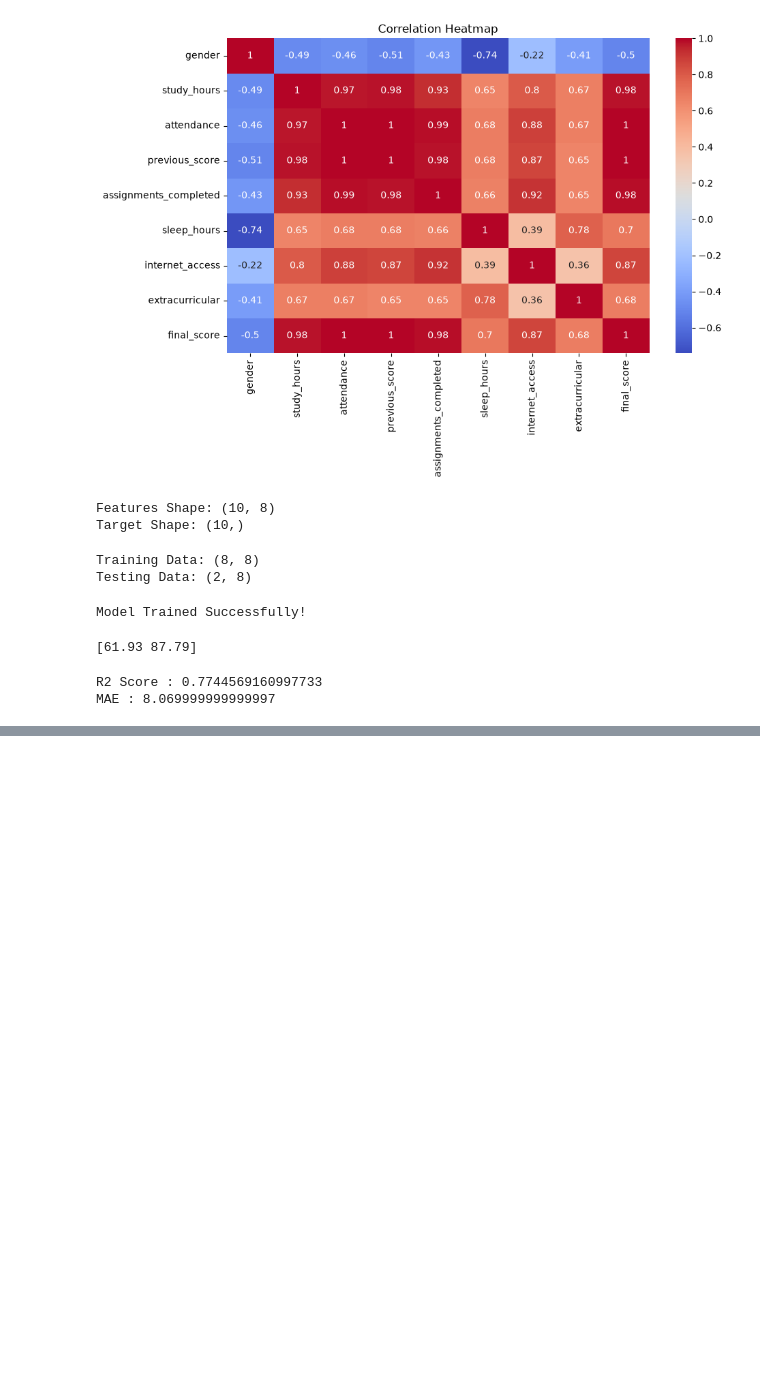
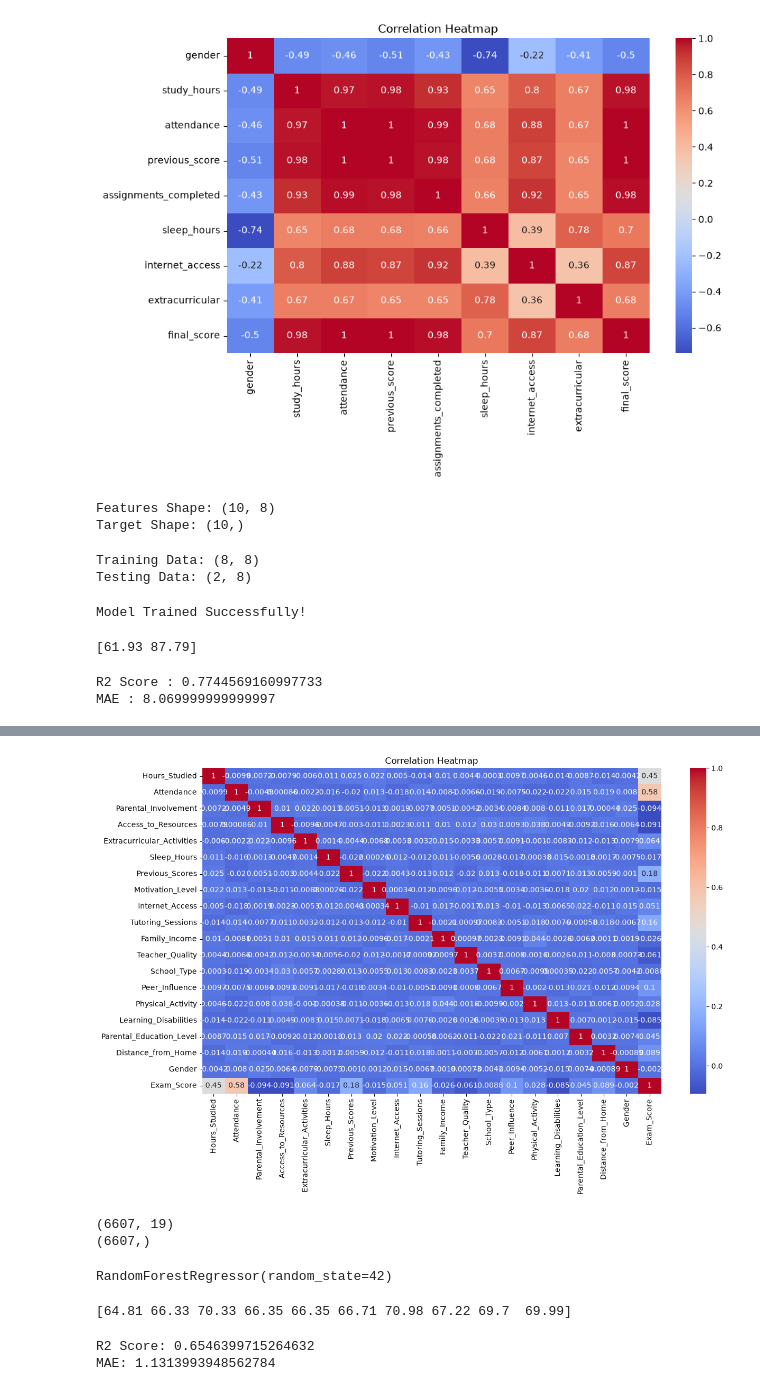
Before and after one commit to vashuu-garg/AI-Driven-Student-Performance-Prediction-System, a Jupyter notebook: Notebook/Student_Performance_Prediction.ipynb, the cells around one changed output, grey strips where cells are left out. Saved outputs shown, nothing was run; the diff lists cells and outputs as text; code cells hidden in the pictures; blank space fills up the shorter version.

```diff
--- a/Notebook/Student_Performance_Prediction.ipynb
+++ b/Notebook/Student_Performance_Prediction.ipynb
@@ -235,0 +312,4 @@ MAE : 8.069999999999997
+# %%
+df = pd.read_csv("../Dataset/StudentPerformanceFactors.csv")
+
+df.head()
@@ -235,0 +404,9 @@ MAE : 8.069999999999997
+# %%
+# Fill numerical missing values with median
+num_cols = df.select_dtypes(include=["int64", "float64"]).columns
+df[num_cols] = df[num_cols].fillna(df[num_cols].median())
+
+# Fill categorical missing values with mode
+cat_cols = df.select_dtypes(include=["object"]).columns
+for col in cat_cols:
+    df[col] = df[col].fillna(df[col].mode()[0])
@@ -235,0 +416,14 @@ MAE : 8.069999999999997
+# %%
+
+from sklearn.preprocessing import LabelEncoder
+
+encoders = {}
+
+categorical_columns = df.select_dtypes(include="object").columns
+
+for col in categorical_columns:
+    le = LabelEncoder()
+    df[col] = le.fit_transform(df[col])
+    encoders[col] = le
+
+df.head()
@@ -235,0 +437,21 @@ MAE : 8.069999999999997
+# %%
+import matplotlib.pyplot as plt
+import seaborn as sns
+
+plt.figure(figsize=(14,8))
+sns.heatmap(df.corr(), annot=True, cmap="coolwarm")
+
+plt.title("Correlation Heatmap")
+
+plt.show()
+# %% [output]
+[figure, added]
+# %%
+X = df.drop("Exam_Score", axis=1)
+y = df["Exam_Score"]
+
+print(X.shape)
+print(y.shape)
+# %% [output]
+(6607, 19)
+(6607,)
@@ -235,0 +467,25 @@ MAE : 8.069999999999997
+# %%
+from sklearn.ensemble import RandomForestRegressor
+
+model = RandomForestRegressor(
+    n_estimators=100,
+    random_state=42
+)
+
+model.fit(X_train, y_train)
+# %% [output]
+RandomForestRegressor(random_state=42)
+# %%
+y_pred = model.predict(X_test)
+
+print(y_pred[:10])
+# %% [output]
+[64.81 66.33 70.33 66.35 66.35 66.71 70.98 67.22 69.7  69.99]
+# %%
+from sklearn.metrics import r2_score, mean_absolute_error
+
+print("R2 Score:", r2_score(y_test, y_pred))
+print("MAE:", mean_absolute_error(y_test, y_pred))
+# %% [output]
+R2 Score: 0.6546399715264632
+MAE: 1.1313993948562784
```
Also changed, not shown: parts of 26 cells of this notebook, 6 other files.
